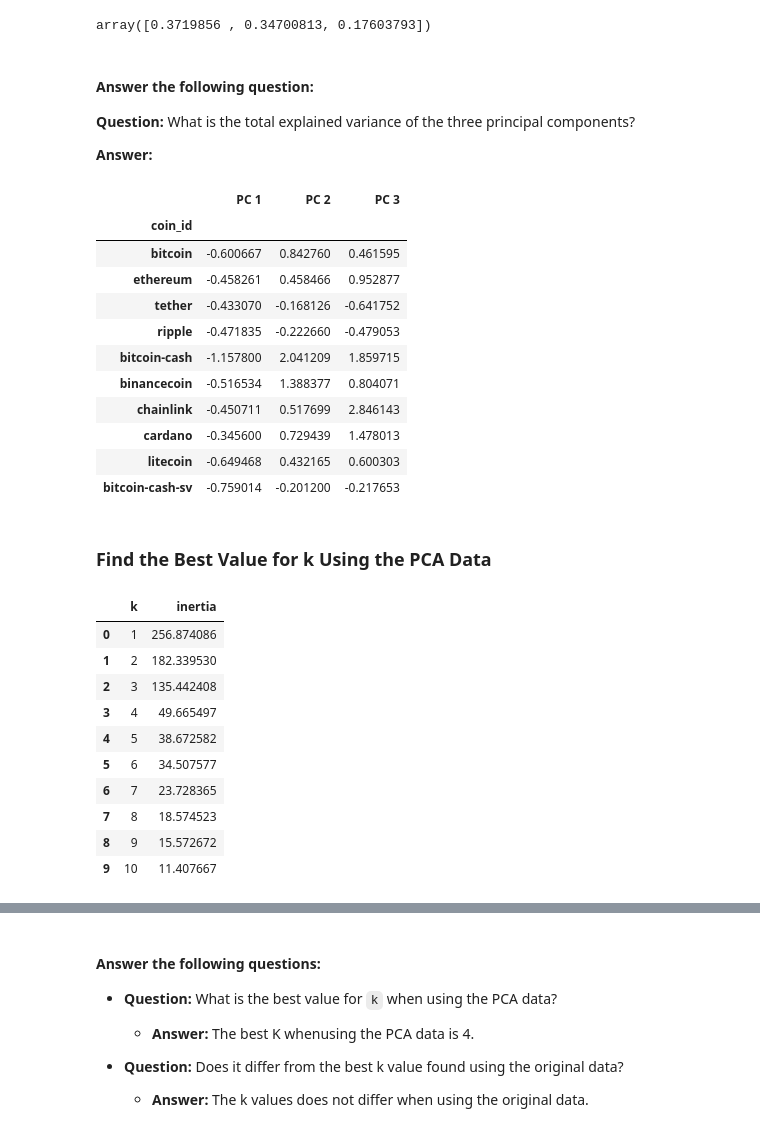
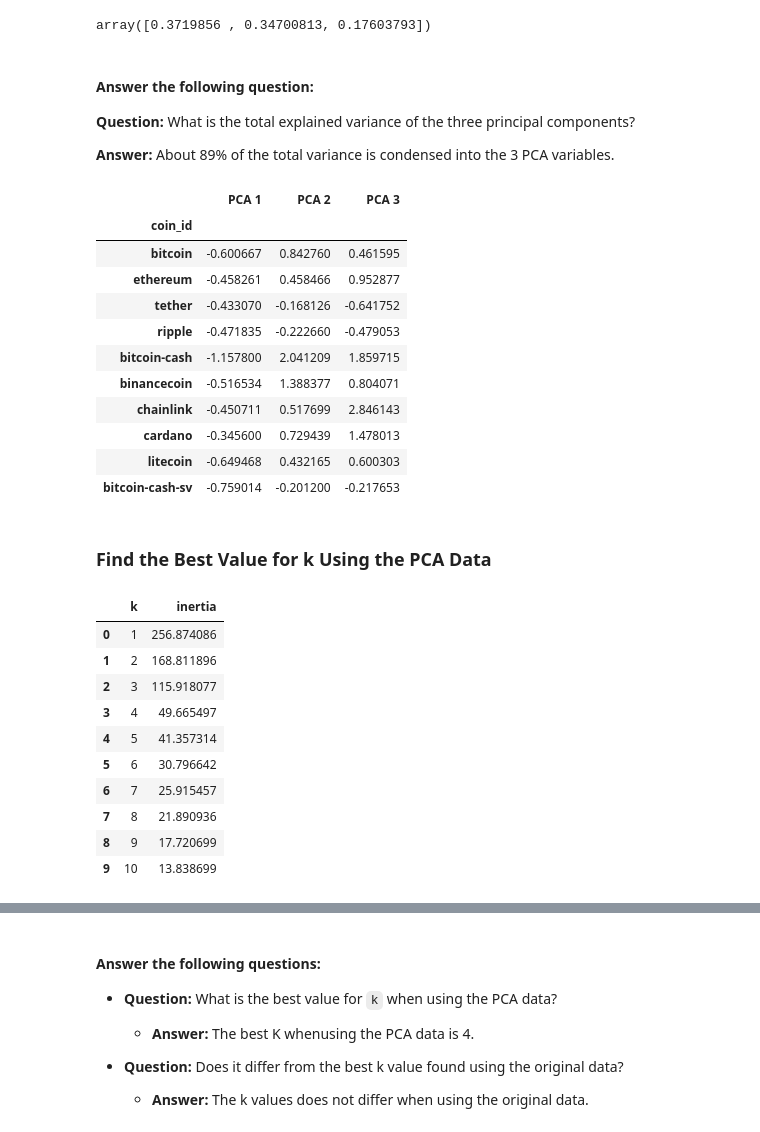
Before and after one commit to edoucet-AI/CryptoClustering, a Jupyter notebook: Crypto_Clustering_starter_code.ipynb, the cells around one changed output, grey strips where cells are left out. Saved outputs shown, nothing was run; the diff lists cells and outputs as text; code cells hidden in the pictures.

```diff
--- a/Crypto_Clustering_starter_code.ipynb
+++ b/Crypto_Clustering_starter_code.ipynb
@@ -84,9 +81,9 @@ inertia = []
 # 2. Fit the model to the data using the scaled DataFrame
 # 3. Append the model.inertia_ to the inertia list
 for i in k:
-    km = KMeans(n_clusters=i, n_init='auto', random_state=1)
-    km.fit(market_data_scaled_df)
-    inertia.append(km.inertia_)
+    k_model = KMeans(n_clusters=i, n_init='auto', random_state=0)
+    k_model.fit(market_data_scaled_df)
+    inertia.append(k_model.inertia_)
 
 
 # Create a dictionary with the data to plot the Elbow curve
@@ -194,28 +191,28 @@ array([0.3719856 , 0.34700813, 0.17603793])
 
 **Question:** What is the total explained variance of the three principal components?
 
-**Answer:**
+**Answer:** About 89% of the total variance is condensed into the 3 PCA variables.
 # %%
 # Create a new DataFrame with the PCA data.
 # Note: The code for this step is provided for you
 
 # Creating a DataFrame with the PCA data
 pcs_df = pd.DataFrame(
-    data=market_data_pca, columns=["PC 1", "PC 2", "PC 3"], index=market_data_scaled_df.index
+    data=market_data_pca, columns=["PCA 1", "PCA 2", "PCA 3"], index=market_data_scaled_df.index
 )
 
 # Copy the crypto names from the original data
 pcs_df["coin_id"] = market_data_scaled_df.index
 
 
 # Set the coinid column as index
 pcs_df = pcs_df.set_index("coin_id")
 
 
 # Display sample data
 pcs_df.head(10)
 # %% [output]
-|  | PC 1 | PC 2 | PC 3 |
+|  | PCA 1 | PCA 2 | PCA 3 |
 | coin_id |  |  |  |
 | bitcoin | -0.600667 | 0.842760 | 0.461595 |
 | ethereum | -0.458261 | 0.458466 | 0.952877 |
@@ -245,7 +242,7 @@ inertia = []
 # 2. Fit the model to the data using PCA DataFrame.
 # 3. Append the model.inertia_ to the inertia list
 for i in k:
-    km = KMeans(n_clusters=i, n_init='auto', random_state=1)
+    km = KMeans(n_clusters=i, n_init='auto', random_state=0)
     km.fit(pcs_df)
     inertia.append(km.inertia_)
 
@@ -263,12 +260,12 @@ df_elbow
 # %% [output]
 |  | k | inertia |
 | 0 | 1 | 256.874086 |
-| 1 | 2 | 182.339530 |
-| 2 | 3 | 135.442408 |
+| 1 | 2 | 168.811896 |
+| 2 | 3 | 115.918077 |
 | 3 | 4 | 49.665497 |
-| 4 | 5 | 38.672582 |
-| 5 | 6 | 34.507577 |
-| 6 | 7 | 23.728365 |
-| 7 | 8 | 18.574523 |
-| 8 | 9 | 15.572672 |
-| 9 | 10 | 11.407667 |
+| 4 | 5 | 41.357314 |
+| 5 | 6 | 30.796642 |
+| 6 | 7 | 25.915457 |
+| 7 | 8 | 21.890936 |
+| 8 | 9 | 17.720699 |
+| 9 | 10 | 13.838699 |
```
Also changed, not shown: parts of 13 cells of this notebook.
